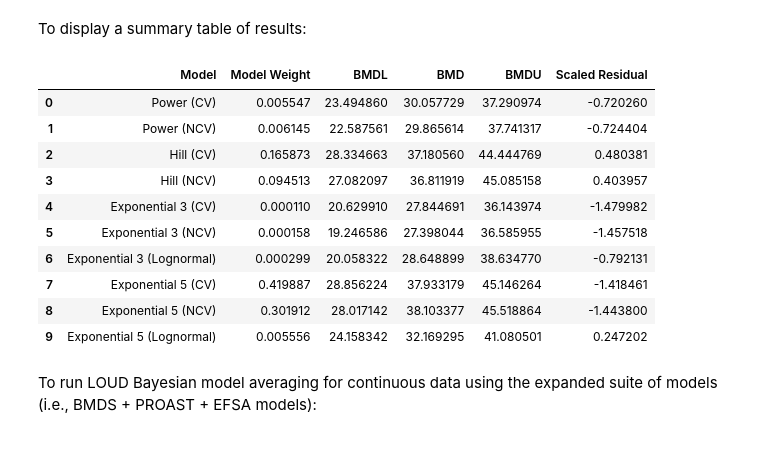
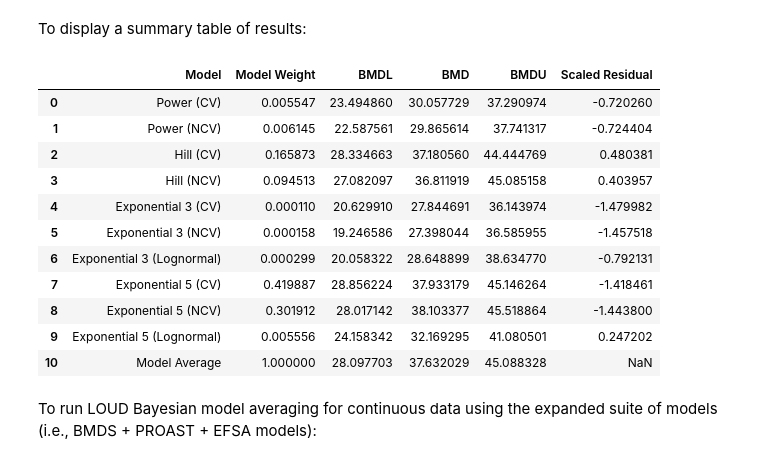
Before and after one commit to USEPA/BMDS, a Jupyter notebook: docs/source/recipes/continuous_ma.ipynb, the cells around one changed output. Cells and saved outputs as stored; diff of their text form; code cells hidden in the pictures.

```diff
--- a/docs/source/recipes/continuous_ma.ipynb
+++ b/docs/source/recipes/continuous_ma.ipynb
@@ -107,7 +133,7 @@ To display a summary table of results:
 import numpy as np
 import pandas as pd
 
-def summary_table_loud_ma(session):
+def summary_table_loud_ma(session, include_model_average = True) -> pd.DataFrame:
     if session.model_average is None:
         raise ValueError("This function expects a model-average session (session.model_average is None).")
 
@@ -117,34 +143,45 @@ def summary_table_loud_ma(session):
     rows = []
     for i, model in enumerate(session.models):
         ms = res1.model_summary(i, alpha=alpha)  # per-model BMDL/BMD/BMDU from MA draws
         roi = np.nan
         if model.results is not None and getattr(model.results, "gof", None) is not None:
             roi = getattr(model.results.gof, "roi", np.nan)  # scaled residual (residual of interest)
 
         rows.append({
             "Model": model.name(),
-            "Model Weight": float(res.posteriors[i]),
+            "Model Weight": float(res1.posteriors[i]),
             "BMDL": float(ms.bmdl),
             "BMD": float(ms.bmd),
             "BMDU": float(ms.bmdu),
             "Scaled Residual": float(roi),
         })
 
+    if include_model_average:
+        rows.append({
+            "Model": "Model Average",
+            "Model Weight": float(np.nansum(res1.posteriors)),  # should sum to 1.0
+            "BMDL": float(res1.bmdl),
+            "BMD": float(res1.bmd),
+            "BMDU": float(res1.bmdu),
+            "Scaled Residual": np.nan,
+        })
+
     return pd.DataFrame(rows)
 
 summary_table_loud_ma(session1)
 # %% [output]
 |  | Model | Model Weight | BMDL | BMD | BMDU | Scaled Residual |
 | 0 | Power (CV) | 0.005547 | 23.494860 | 30.057729 | 37.290974 | -0.720260 |
 | 1 | Power (NCV) | 0.006145 | 22.587561 | 29.865614 | 37.741317 | -0.724404 |
 | 2 | Hill (CV) | 0.165873 | 28.334663 | 37.180560 | 44.444769 | 0.480381 |
 | 3 | Hill (NCV) | 0.094513 | 27.082097 | 36.811919 | 45.085158 | 0.403957 |
 | 4 | Exponential 3 (CV) | 0.000110 | 20.629910 | 27.844691 | 36.143974 | -1.479982 |
 | 5 | Exponential 3 (NCV) | 0.000158 | 19.246586 | 27.398044 | 36.585955 | -1.457518 |
 | 6 | Exponential 3 (Lognormal) | 0.000299 | 20.058322 | 28.648899 | 38.634770 | -0.792131 |
 | 7 | Exponential 5 (CV) | 0.419887 | 28.856224 | 37.933179 | 45.146264 | -1.418461 |
 | 8 | Exponential 5 (NCV) | 0.301912 | 28.017142 | 38.103377 | 45.518864 | -1.443800 |
 | 9 | Exponential 5 (Lognormal) | 0.005556 | 24.158342 | 32.169295 | 41.080501 | 0.247202 |
+| 10 | Model Average | 1.000000 | 28.097703 | 37.632029 | 45.088328 | NaN |
 # %% [markdown]
 To run LOUD Bayesian model averaging for continuous data using the expanded suite of models (i.e., BMDS + PROAST + EFSA models):
 # %%
```
Also changed, not shown: parts of 9 cells of this notebook, 1 other file.
